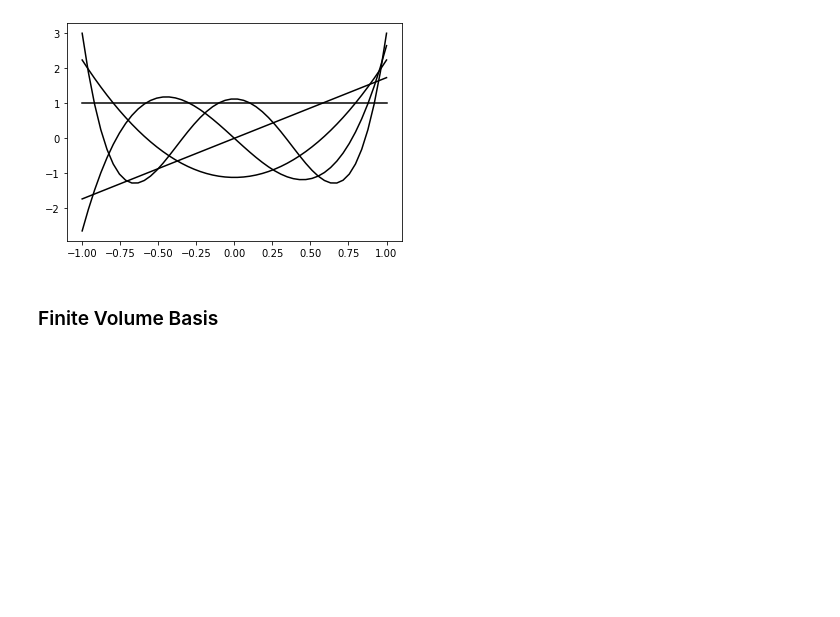
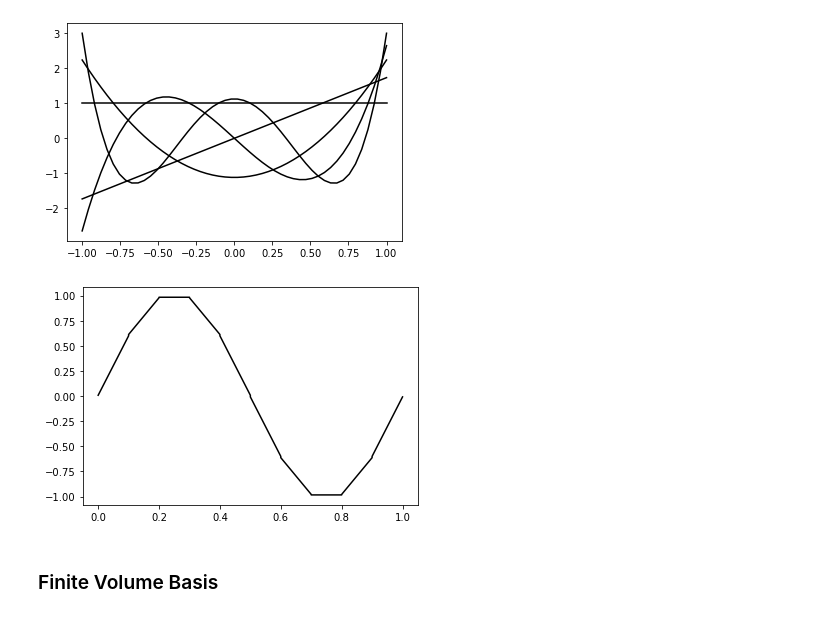
Before and after one commit to caleblogemann/pydogpack, a Jupyter notebook: pydogpack/basis/basis.ipynb, the cells around one changed output. Saved outputs shown, nothing was run; the diff lists cells and outputs as text; code cells hidden in the pictures; blank space fills up the shorter version.

```diff
--- a/pydogpack/basis/basis.ipynb
+++ b/pydogpack/basis/basis.ipynb
@@ -34,6 +57,14 @@ legendre_basis_1d = basis.LegendreBasis1D(5)
 legendre_basis_1d.create_plot();
 # %% [output]
 [figure]
+# %%
+ic = x_functions.Sine()
+mesh_ = mesh.Mesh1DUniform(0.0, 1.0, 10)
+legendre_basis_1d = basis.LegendreBasis1D(2)
+dg_solution = legendre_basis_1d.project(ic, mesh_)
+dg_solution.create_plot();
+# %% [output]
+[figure, added]
 # %% [markdown]
 ### Finite Volume Basis
 # %%
```
Also changed, not shown: parts of 15 cells of this notebook, 43 other files.
